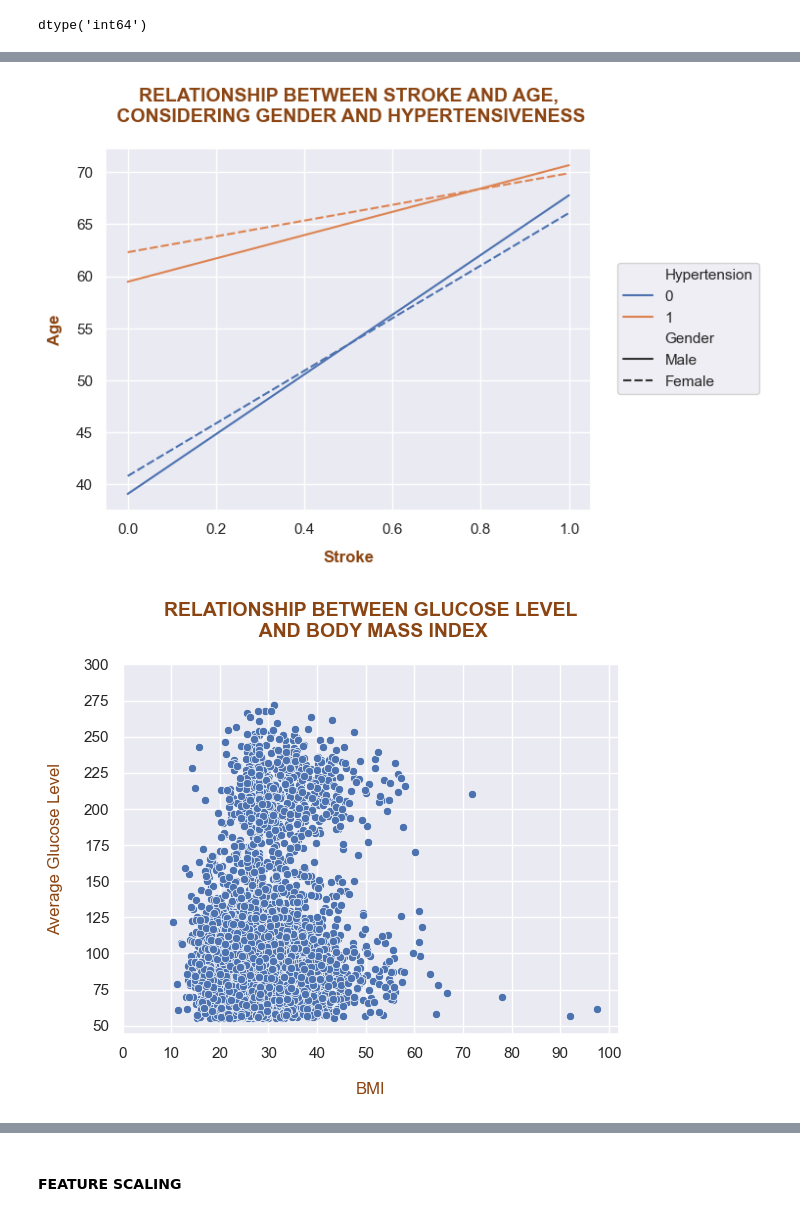
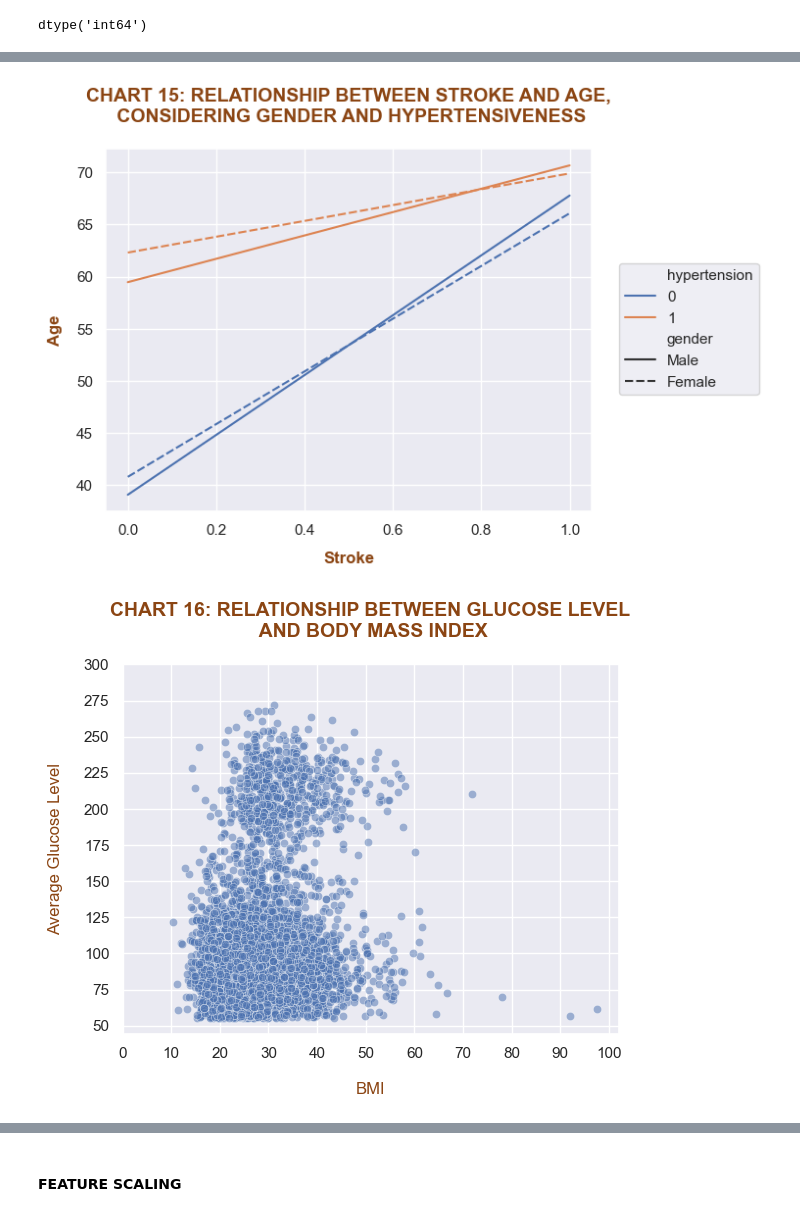
Before and after one commit to ndukumilkah-art/stroke_risk_project, a Jupyter notebook: Team Megatron Group5 Capstone Project StrokeDataSet.ipynb, the cells around one changed output, grey strips where cells are left out. Saved outputs shown, nothing was run; the diff lists cells and outputs as text; code cells hidden in the pictures.

```diff
--- a/Team Megatron Group5 Capstone Project StrokeDataSet.ipynb
+++ b/Team Megatron Group5 Capstone Project StrokeDataSet.ipynb
@@ -90,6 +195,2 @@ This affirms that BMI column has missing values of 201
 # %% [markdown]
 ## 1. Data Cleaning
-# %%
-#Changing the initials of each column to capital for better formatting and readability
-
-stroke_dset.columns = stroke_dset.columns.str.replace("_"," ").str.strip().str.title()
@@ -103,4 +196,0 @@ Index(['Id', 'Gender', 'Age', 'Hypertension', 'Heart Disease', 'Ever Married',
-# %%
-#Dropping the ID column, it is not needed in the model building
-
-stroke_dset.drop(['Id'], axis= 1,inplace = True)
@@ -128,4 +197,4 @@ np.int64(0)
 # %%
-#changing the Age column from float to int
-stroke_dset['Age'] = stroke_dset['Age'].astype('int')
+#changing the Age column from float to integer
+stroke_dset['age'] = stroke_dset['age'].astype('int')
 # %%
@@ -176,3 +226,3 @@ dtype: float64
 # %%
-# Filling the missing values in Bmi with median of the column
-stroke_dset['Bmi'] = stroke_dset['Bmi'].fillna(stroke_dset['Bmi'].median())
+# Filling the missing values in Bmi with median (by ages of each record)
+stroke_dset['bmi'] = stroke_dset['bmi'].fillna(stroke_dset.groupby("age")['bmi'].transform("median"))
@@ -534,23 +436,23 @@ plt.show()
 # %%
-sns.lineplot(data=stroke_dset, x="Stroke", y="Age", hue="Hypertension", style="Gender", errorbar=None)
+sns.lineplot(data=stroke_dset, x="stroke", y="age", hue="hypertension", style="gender", errorbar=None)
 plt.legend(bbox_to_anchor=(1.2, 0.3), loc="lower center")
 plt.xlabel("Stroke", labelpad=10, color = "saddlebrown", fontweight="bold")
 plt.ylabel("Age", labelpad=10, color = "saddlebrown", fontweight="bold")
-plt.title("RELATIONSHIP BETWEEN STROKE AND AGE,\n CONSIDERING GENDER AND HYPERTENSIVENESS", pad=20, color = "saddlebrown", fontweight = "bold", fontsize= 14)
+plt.title("CHART 15: RELATIONSHIP BETWEEN STROKE AND AGE,\n CONSIDERING GENDER AND HYPERTENSIVENESS", pad=20, color = "saddlebrown", fontweight = "bold", fontsize= 14)
 
 plt.show()
 # %% [output]
-[figure, old version]
+[figure, new version]
 # %%
-sns.scatterplot(x= stroke_dset["Bmi"], y=stroke_dset["Avg Glucose Level"])
+sns.scatterplot(x= stroke_dset["bmi"], y=stroke_dset["avg_glucose_level"], alpha=0.5)
 plt.xlabel("BMI", labelpad=15, color = "saddlebrown")
 plt.ylabel("Average Glucose Level", labelpad=15, color = "saddlebrown")
-plt.title("RELATIONSHIP BETWEEN GLUCOSE LEVEL\n AND BODY MASS INDEX", pad=20, color = "saddlebrown", fontweight = "bold", fontsize=14)
+plt.title("CHART 16: RELATIONSHIP BETWEEN GLUCOSE LEVEL\n AND BODY MASS INDEX", pad=20, color = "saddlebrown", fontweight = "bold", fontsize=14)
 plt.yticks(range(50, 301, 25))
 plt.xticks(range(0, 101, 10))
 
 plt.show()
 # %% [output]
-[figure, old version]
+[figure, new version]
 # %%
 plt.figure(figsize=(10,5)) #make the plot more visible by increasing height and width
```
Also changed, not shown: parts of 186 cells of this notebook.
